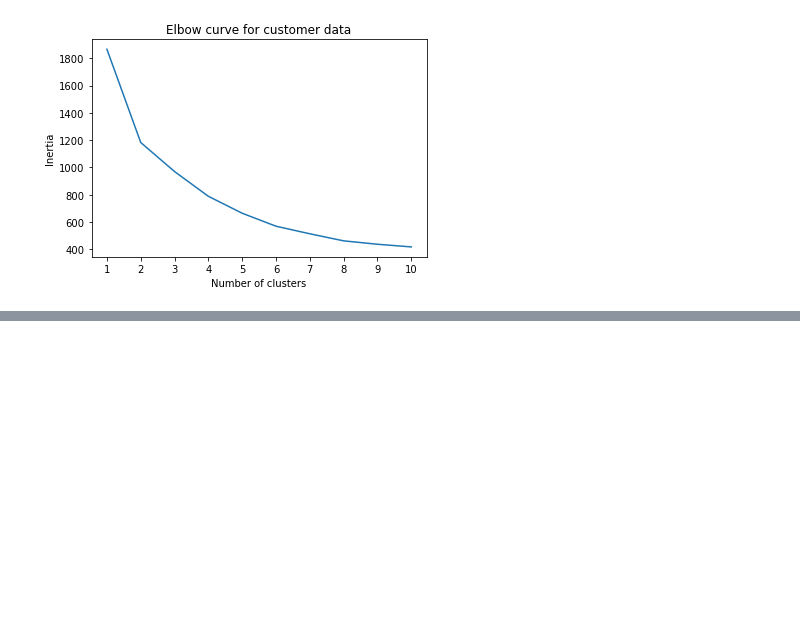
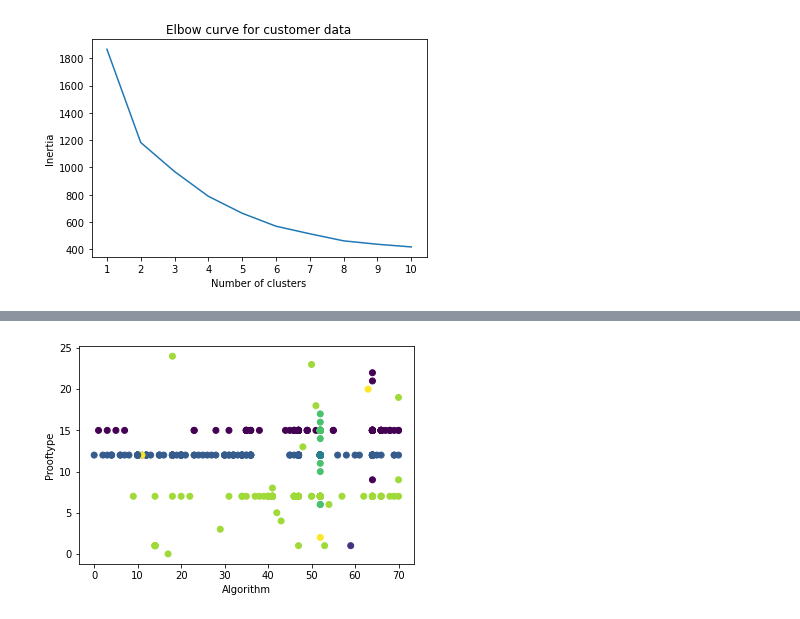
Before and after one commit to LingLv-git/unsupervised_machine_learning_chanllege, a Jupyter notebook: cryptocurrency_unsupervised_machine_learning.ipynb, the cells around one changed output, grey strips where cells are left out. Cells and saved outputs as stored; diff of their text form; code cells hidden in the pictures; blank space fills up the shorter version.

```diff
--- a/cryptocurrency_unsupervised_machine_learning.ipynb
+++ b/cryptocurrency_unsupervised_machine_learning.ipynb
@@ -228,0 +238,10 @@ show_clusters(clusters)
+# %%
+label=LabelEncoder()
+algorithm=label.fit_transform(crypto_is_mined_raw_copy_df['Algorithm'])
+prooftype=label.fit_transform(crypto_is_mined_raw_copy_df['ProofType'])
+plt.scatter(algorithm,prooftype,c=clusters['class'])
+plt.xlabel('Algorithm')
+plt.ylabel('Prooftype')
+plt.show()
+# %% [output]
+[figure, added]
```
Also changed, not shown: parts of 18 cells of this notebook.
